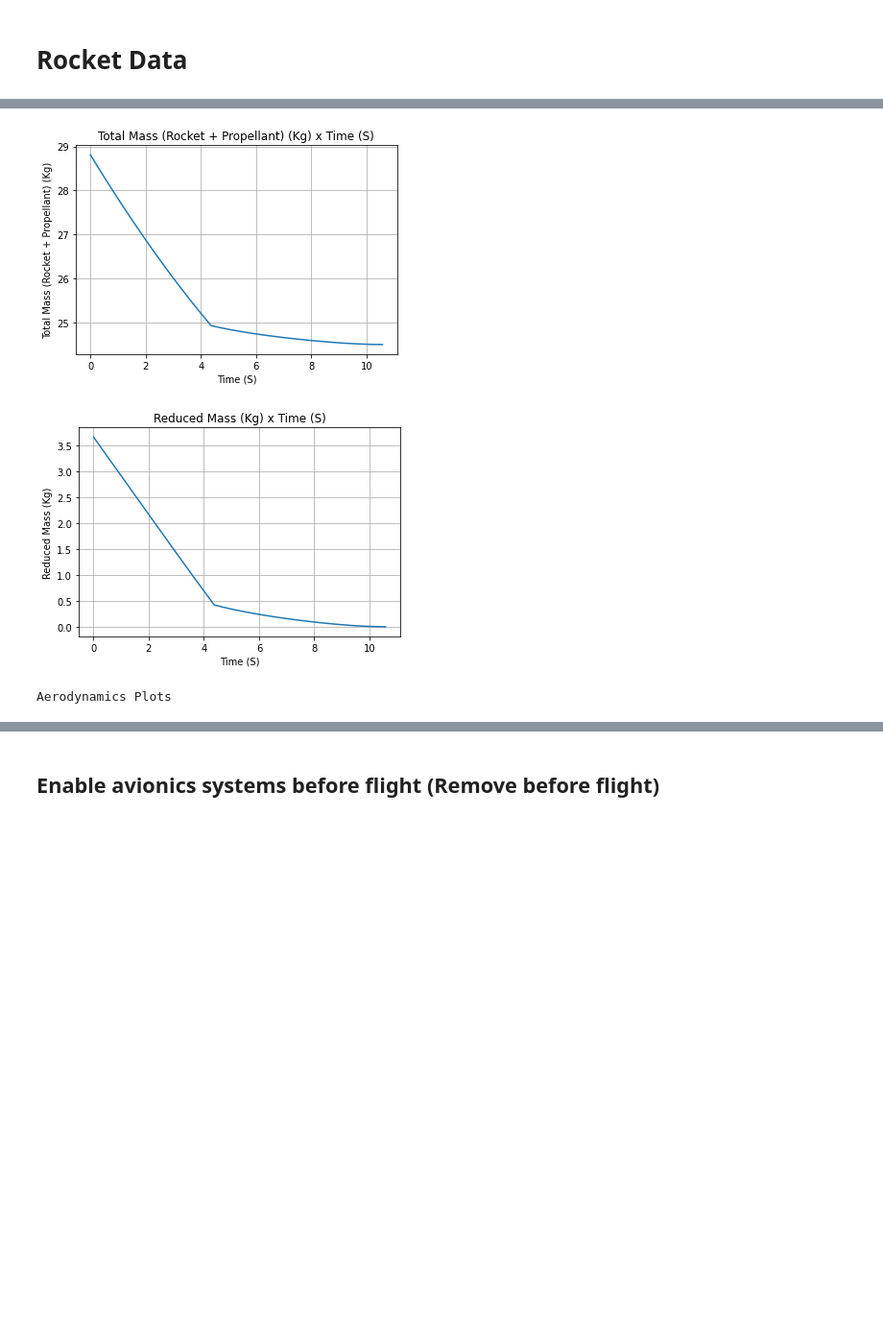
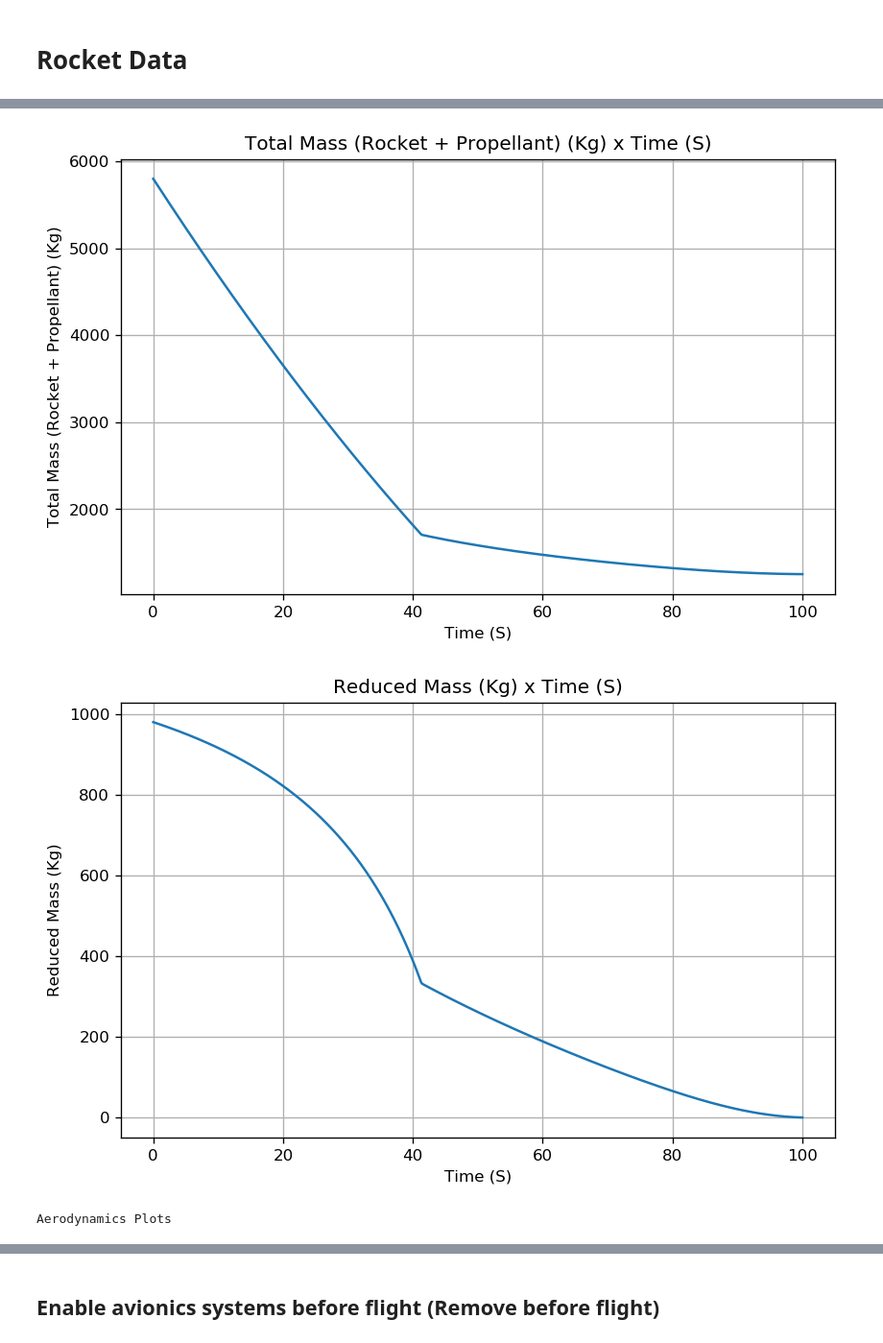
Before and after one commit to brunosorban/RocketPy, a Jupyter notebook: Europa Hibrido Flight Simulation.ipynb, the cells around one changed output, grey strips where cells are left out. Shown at 96% size. Cells and saved outputs as stored; diff of their text form; code cells hidden in the pictures; blank space fills up the shorter version.

```diff
--- a/Europa Hibrido Flight Simulation.ipynb
+++ b/Europa Hibrido Flight Simulation.ipynb
@@ -65,15 +68,15 @@ Atmospheric Model Plots
 # %%
 MARIMBONDO  = SolidMotor(thrustSource='data/Hibrido/EmpSimHibNHNE.csv',
                           burnOut=7.04,
-                          reshapeThrustCurve= False,
+                          reshapeThrustCurve= (100,22500000),
                           grainNumber=1,
                           grainSeparation=0,
-                          grainOuterRadius= 49/1000,
-                          grainInitialInnerRadius=25/1000,
-                          grainInitialHeight=200/1000,
+                          grainOuterRadius= 0.5,
+                          grainInitialInnerRadius=0.25,
+                          grainInitialHeight=2,
                           grainDensity= 3862,               #Considerando a massa de óxido nitroso
-                          nozzleRadius=31.7/2000,
-                          throatRadius=13/2000,
+                          nozzleRadius=0.5,
+                          throatRadius=0.13,
                           interpolationMethod='linear')
 
 
@@ -123,46 +126,45 @@ def mainTrigger(p, y):
 # %%
 # Próximos valores são relativos a um sistema de coordenadas com origem no bico da ogiva
 
-Posição_CMgraos = 2660.8 /1000       # Posição do centro de massa de todos os grãos e espaçadores, em metros
-Posição_aletas  = (3209.7 - 16) /1000          # Posição das Aletas no CAD, considerar o ponto de encontro da aleta com o corpo do foguete mais próximo da origem
+Posição_CMgraos = 15       # Posição do centro de massa de todos os grãos e espaçadores, em metros
+Posição_aletas  = 17.5         # Posição das Aletas no CAD, considerar o ponto de encontro da aleta com o corpo do foguete mais próximo da origem
 #Posição_cauda   = 3024.29 /1000       # Posição da transição entre o corpo cilíndrico do foguete e a cauda, que em geral é um tronco de cone ou não existe mesmo
-Posição_nozzle  = 3425.79 /1000       # Posição da saída do Nozzle (bocal). É também a posição da seção de maior diâmetro do nozzle
-Posição_CM_descarregado = 2216 /1000     # Posição do Centro de Massa do foguete sem os grãos de propelente ou espaçadores entre grãos
+Posição_nozzle  = 18      # Posição da saída do Nozzle (bocal). É também a posição da seção de maior diâmetro do nozzle
+Posição_CM_descarregado = 11    # Posição do Centro de Massa do foguete sem os grãos de propelente ou espaçadores entre grãos
 
 
 # A partir de agora nosso sistema de coordenadas passa a ter origem no centro de massa do foguete descarregado
 
 EUROPA = Rocket(motor= MARIMBONDO,
-                radius= 127/2000,
-                mass= 24.5,                 # Pegar a massa do foguete no CAD, desconsiderar a massa do propelente
-                inertiaI= 16.17,          # Não esquecer de pegar no CAD com o Foguete Descarregado
-                inertiaZ= 0.077,           # Não esquecer de pegar no CAD com o Foguete Descarregado
+                radius= 0.1,
+                mass= 1250,                 # Pegar a massa do foguete no CAD, desconsiderar a massa do propelente
+                inertiaI= 21820,          # Não esquecer de pegar no CAD com o Foguete Descarregado
+                inertiaZ= 311,           # Não esquecer de pegar no CAD com o Foguete Descarregado
                 distanceRocketNozzle= Posição_CM_descarregado - Posição_nozzle,
                 distanceRocketPropellant= Posição_CM_descarregado - Posição_CMgraos,
                 powerOffDrag='data/europa/Europa_drag_power_off.csv',
                 powerOnDrag='data/europa/Europa_drag_power_on.csv')
 
-EUROPA.addNose(length=558.29/1000, kind="vonKarman", distanceToCM= abs(Posição_CM_descarregado - 558.29/1000))
+EUROPA.addNose(length=2.5, kind="vonKarman", distanceToCM= abs(Posição_CM_descarregado - 2.5))
 
-EUROPA.addFins(4, span = 0.09, rootChord = 0.1, tipChord = 0.020, distanceToCM= Posição_CM_descarregado - Posição_aletas, airfoil = 'data/europa/NACA0012_Cl_em_radianos.csv')
+EUROPA.addFins(4, span = 1, rootChord = 1, tipChord = 0.5, distanceToCM= Posição_CM_descarregado - Posição_aletas,) #airfoil = 'data/europa/NACA0012_Cl_em_radianos.csv')
 
 #EUROPA.addTail(topRadius=0.064, bottomRadius=0.0461, length=0.060, distanceToCM= Posição_CM_descarregado - Posição_cauda)
 
-EUROPA.setRailButtons([Posição_CM_descarregado - 2.086, Posição_CM_descarregado - 3.397], 45)
+EUROPA.setRailButtons([1, -3], 45)
+#Drogue = EUROPA.addParachute('Drogue',
+#                     CdS= 1,
+#                     trigger=drogueTrigger,
+#                     samplingRate=105,
+#                     noise=(0, 8.3, 0.5),
+#                     lag=1.0)
 
-Drogue = EUROPA.addParachute('Drogue',
-                     CdS= 1,
-                     trigger=drogueTrigger,
-                     samplingRate=105,
-                     noise=(0, 8.3, 0.5),
-                     lag=1.0)
-
-Main = EUROPA.addParachute('Main',
-                     CdS=4.3,
-                     trigger=mainTrigger,
-                     samplingRate=105,
-                     noise=(0, 8.3, 0.5),
-                     lag=1.0)
+# Main = EUROPA.addParachute('Main',
+#                      CdS=4.3,
+#                      trigger=mainTrigger,
+#                      samplingRate=105,
+#                      noise=(0, 8.3, 0.5),
+#                      lag=1.0)
 
 
 EUROPA.allInfo()
@@ -185,5 +187,5 @@ Time between ejection signal is triggered and the parachute is fully opened: 1.0
 
 Mass Plots
-[figure, old version]
+[figure, new version]
-[figure, old version]
+[figure, new version]
 Aerodynamics Plots
```
Also changed, not shown: parts of 6 cells of this notebook, 1 other file.
